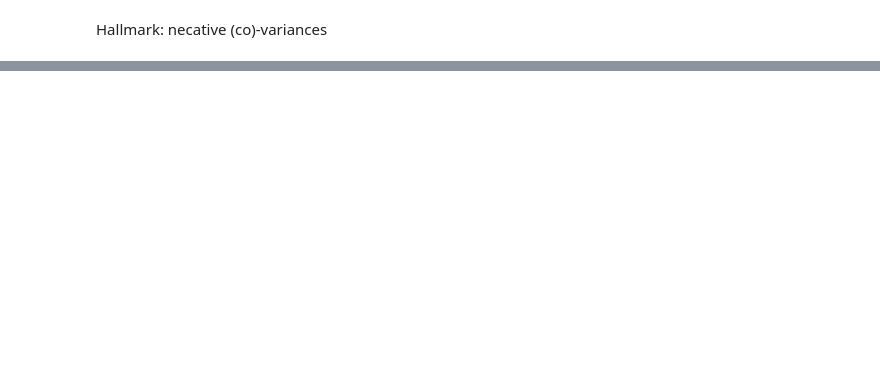
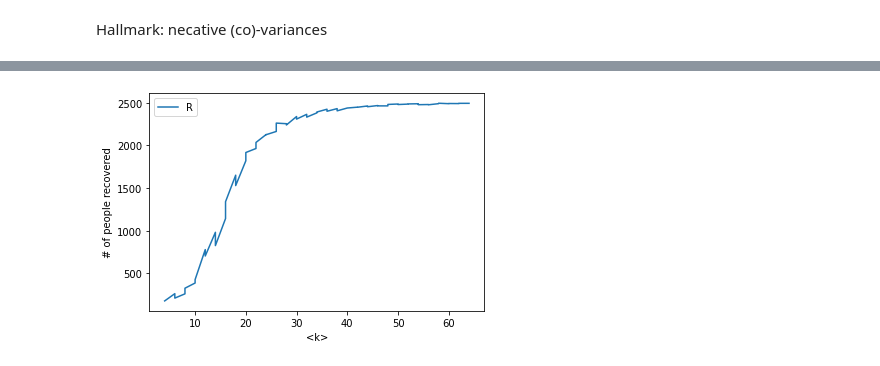
Before and after one commit to JaccovanWijk/CLSIntro2, a Jupyter notebook: Assignment 2.ipynb, the cells around one changed output, grey strips where cells are left out. Saved outputs shown, nothing was run; the diff lists cells and outputs as text; code cells hidden in the pictures; blank space fills up the shorter version.

```diff
--- a/Assignment 2.ipynb
+++ b/Assignment 2.ipynb
@@ -656,0 +967,29 @@ plt.show()
+# %%
+
+k_initial = np.arange(5, 65, 1)
+R_list_watts = []
+k_avg_watts = []
+pop_size = 2500
+tmax = 1000
+
+for k in k_initial:
+    g, iterations = watts(pop_size, k, tmax, 'nope')
+    degrees = g.degree()
+    sum_edges = 0
+    for i in degrees:
+        sum_edges += i[1]
+    average_degree = sum_edges/pop_size
+    dict = iterations[tmax-1]
+    total_R = dict['node_count'][2]
+    R_list_watts.append(total_R)
+    k_avg_watts.append(average_degree)
+
+plt.figure()
+plt.xlabel('<k>')
+plt.ylabel('# of people recovered')
+plt.plot(k_avg_watts, R_list_watts, label='R')
+plt.legend()
+plt.savefig("figs/Recovered_watts", dpi=400)
+plt.show()
+# %% [output]
+[figure, added]
```
Also changed, not shown: parts of 36 cells of this notebook.
